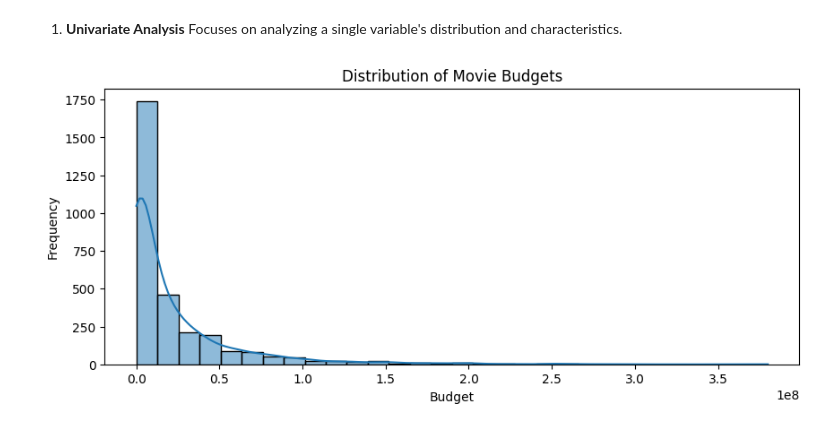
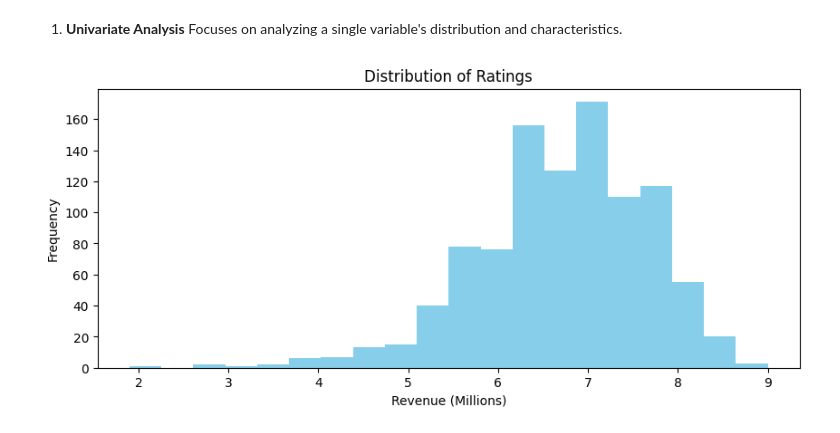
Before and after one commit to InsightByHarshit/IMDB-Data-Analysis, a Jupyter notebook: IMDB.ipynb, the cells around one changed output. Saved outputs shown, nothing was run; the diff lists cells and outputs as text; code cells hidden in the pictures.

```diff
--- a/IMDB.ipynb
+++ b/IMDB.ipynb
@@ -135,13 +135,12 @@ max            936.630000   100.000000
 1. **Univariate Analysis**
 Focuses on analyzing a single variable's distribution and characteristics.
 # %%
-#Distribution of Movie Budgets
+# Univariate Analysis - Histogram for numerical data
 
 plt.figure(figsize=(10, 4))
-sns.histplot(data['budget'], bins=30, kde=True)
-plt.title('Distribution of Movie Budgets')
-plt.xlabel('Budget')
+data['Rating'].plot(kind='hist', bins=20, title='Distribution of Ratings', color='skyblue')
+plt.xlabel('Revenue (Millions)')
 plt.ylabel('Frequency')
 plt.show()
 # %% [output]
-[figure, old version]
+[figure, new version]
```
Also changed, not shown: parts of 16 cells of this notebook.
